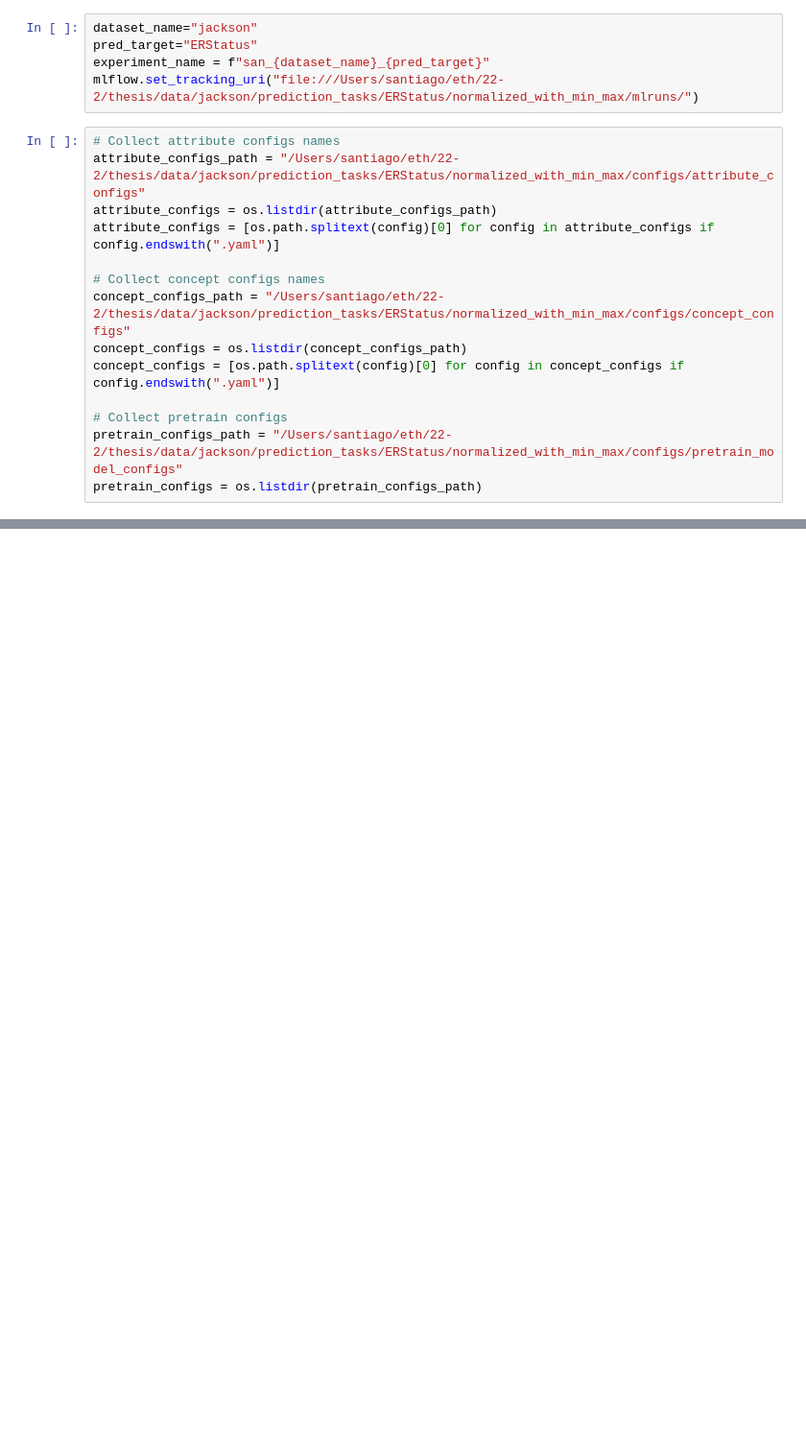
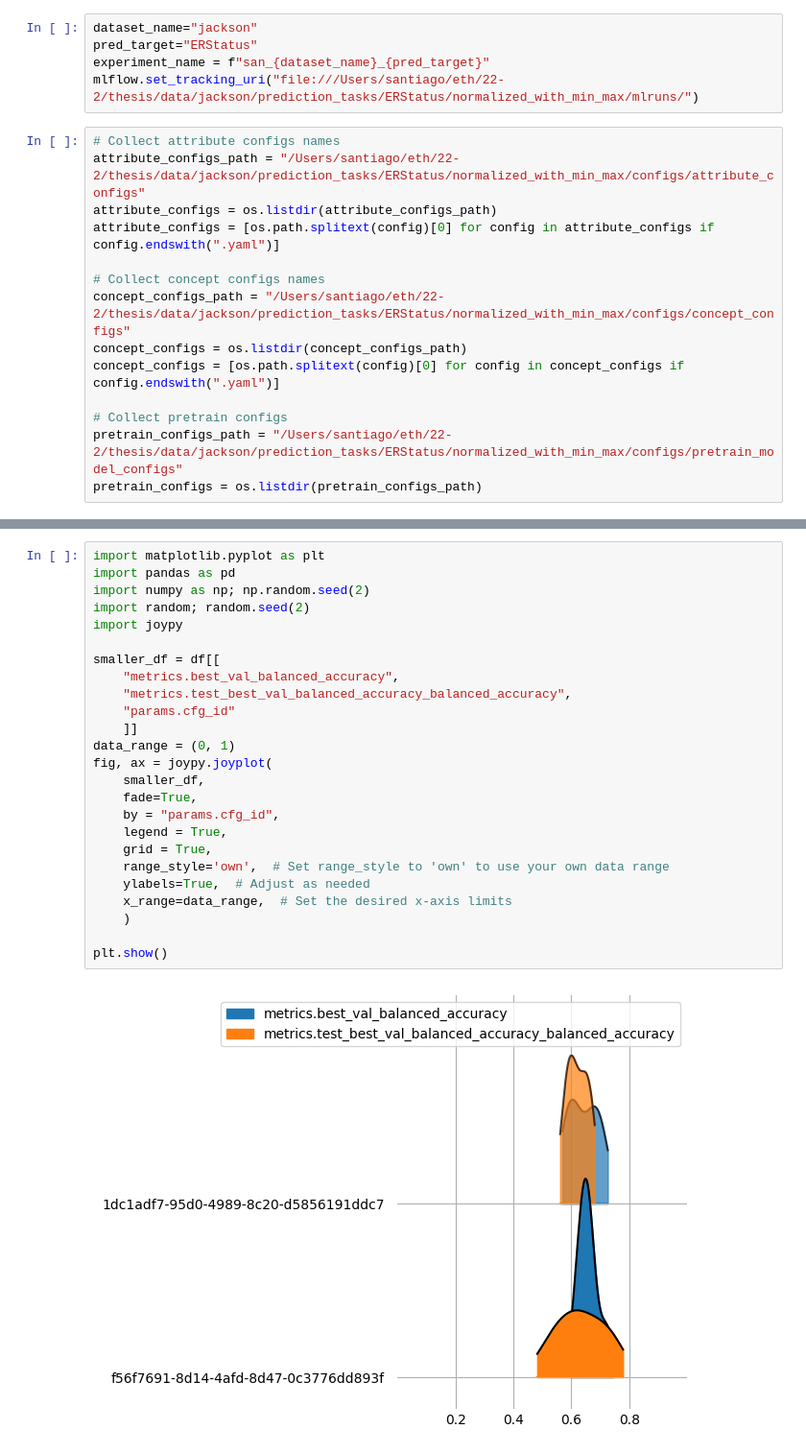
Before and after one commit to AI4SCR/graph-concept-learner, a Jupyter notebook: workflows/notebooks/pretrain_model_selection.ipynb, the cells around one changed output, grey strips where cells are left out. Shown: that part at 96% size. Saved outputs shown, nothing was run; the diff lists cells and outputs as text; blank space fills up the shorter version.

```diff
--- a/workflows/notebooks/pretrain_model_selection.ipynb
+++ b/workflows/notebooks/pretrain_model_selection.ipynb
@@ -90 +123,28 @@ df.groupby(params)["metrics.best_val_balanced_accuracy"].describe()
+# %%
+import matplotlib.pyplot as plt
+import pandas as pd
+import numpy as np; np.random.seed(2)
+import random; random.seed(2)
+import joypy
+
+smaller_df = df[[
+    "metrics.best_val_balanced_accuracy",
+    "metrics.test_best_val_balanced_accuracy_balanced_accuracy",
+    "params.cfg_id"
+    ]]
+data_range = (0, 1)
+fig, ax = joypy.joyplot(
+    smaller_df,
+    fade=True,
+    by = "params.cfg_id",
+    legend = True,
+    grid = True,
+    range_style='own',  # Set range_style to 'own' to use your own data range
+    ylabels=True,  # Adjust as needed
+    x_range=data_range,  # Set the desired x-axis limits
+    )
+
+plt.show()
+# %% [output]
+[figure, added]
 # %%
```
Also changed, not shown: parts of 8 cells of this notebook.
